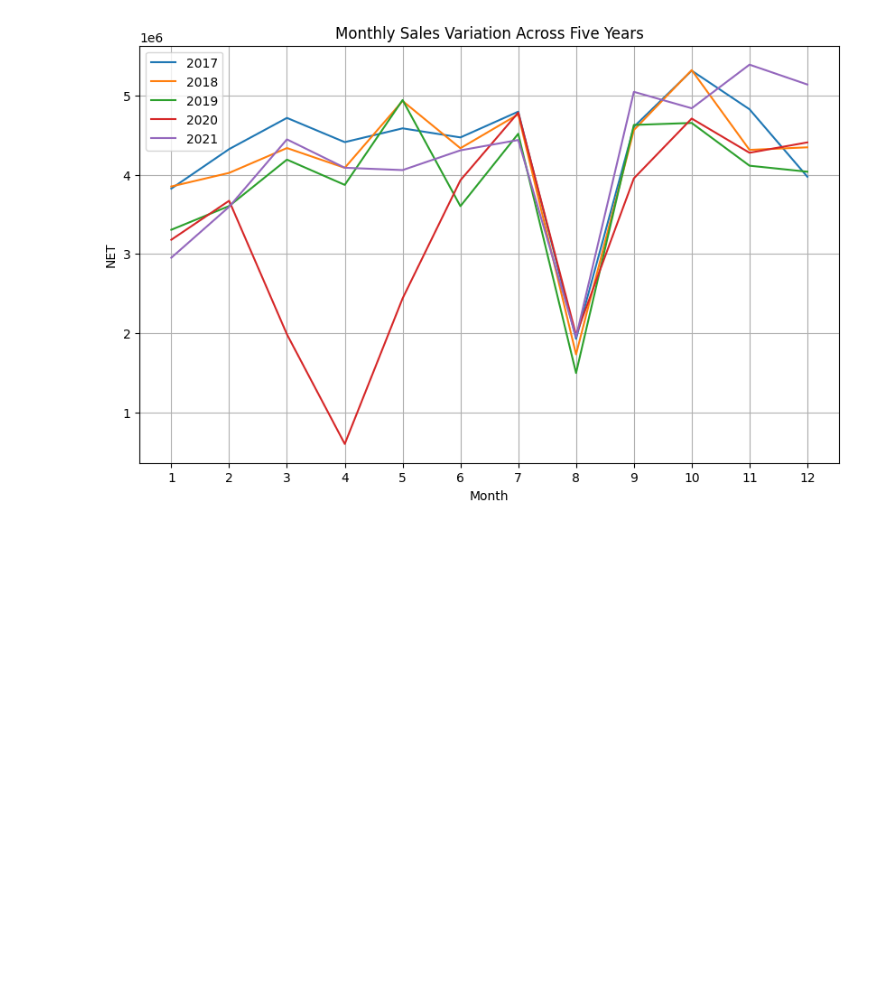
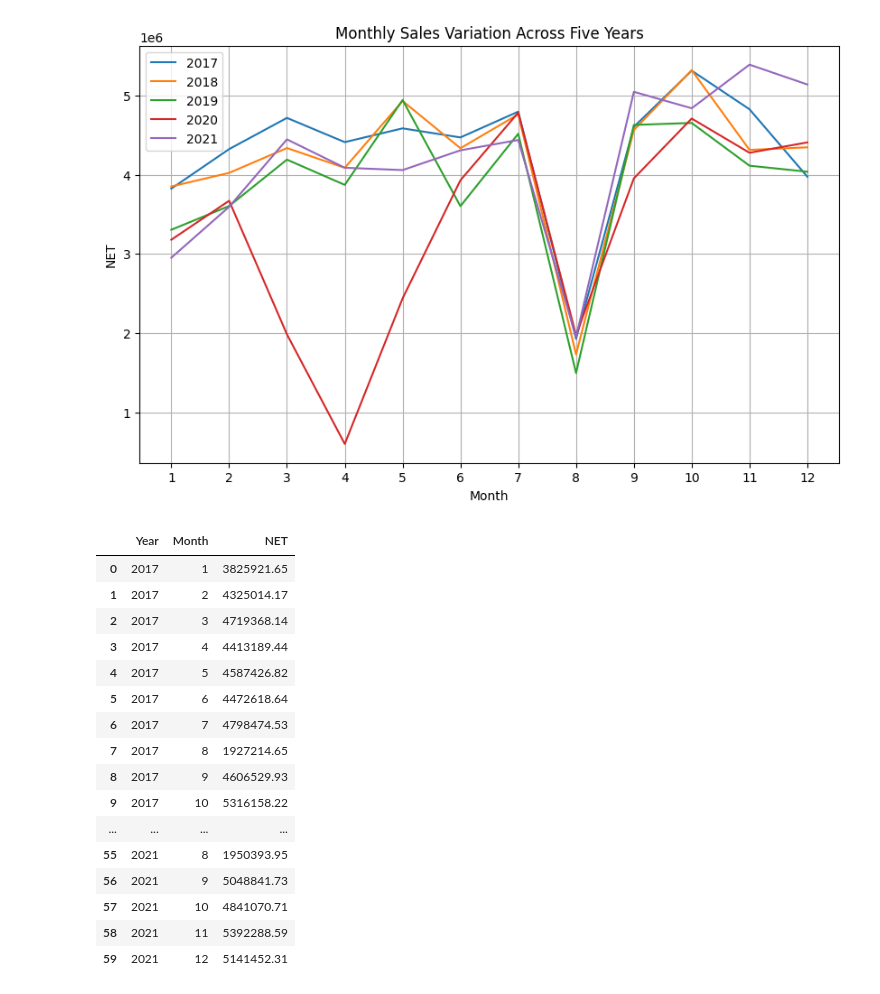
Before and after one commit to AshuJay/REACTIVATION_5, a Jupyter notebook: Reactivation_gp_5_code.ipynb, the cells around one changed output. Cells and saved outputs as stored; diff of their text form; code cells hidden in the pictures; blank space fills up the shorter version.

```diff
--- a/Reactivation_gp_5_code.ipynb
+++ b/Reactivation_gp_5_code.ipynb
@@ -229,0 +254,20 @@ sales_data.head()
+# %%
+monthly_sales
+# %% [output]
+|  | Year | Month | NET |
+| 0 | 2017 | 1 | 3825921.65 |
+| 1 | 2017 | 2 | 4325014.17 |
+| 2 | 2017 | 3 | 4719368.14 |
+| 3 | 2017 | 4 | 4413189.44 |
+| 4 | 2017 | 5 | 4587426.82 |
+| 5 | 2017 | 6 | 4472618.64 |
+| 6 | 2017 | 7 | 4798474.53 |
+| 7 | 2017 | 8 | 1927214.65 |
+| 8 | 2017 | 9 | 4606529.93 |
+| 9 | 2017 | 10 | 5316158.22 |
+| ... | ... | ... | ... |
+| 55 | 2021 | 8 | 1950393.95 |
+| 56 | 2021 | 9 | 5048841.73 |
+| 57 | 2021 | 10 | 4841070.71 |
+| 58 | 2021 | 11 | 5392288.59 |
+| 59 | 2021 | 12 | 5141452.31 |
```
Also changed, not shown: parts of 14 cells of this notebook.
